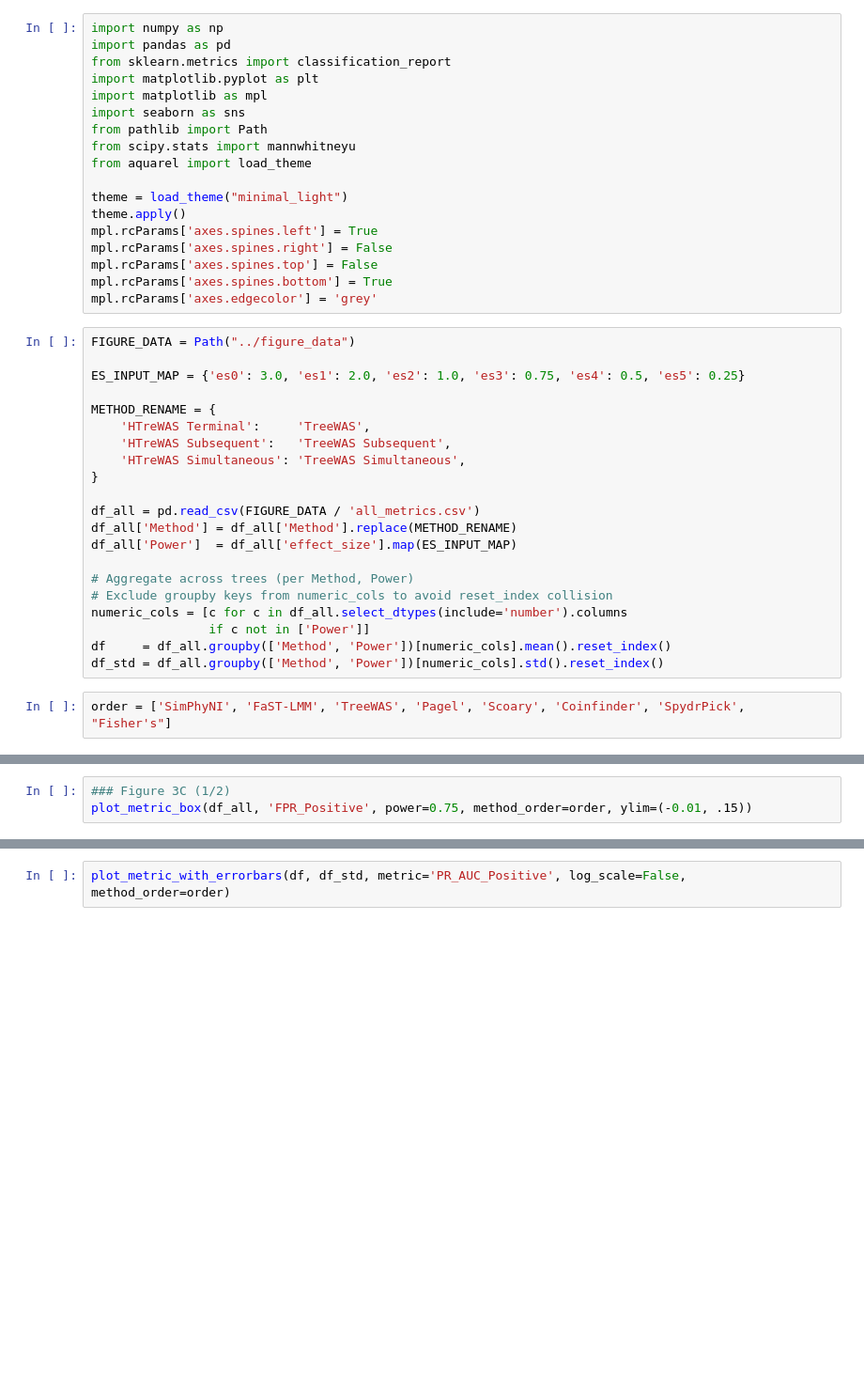
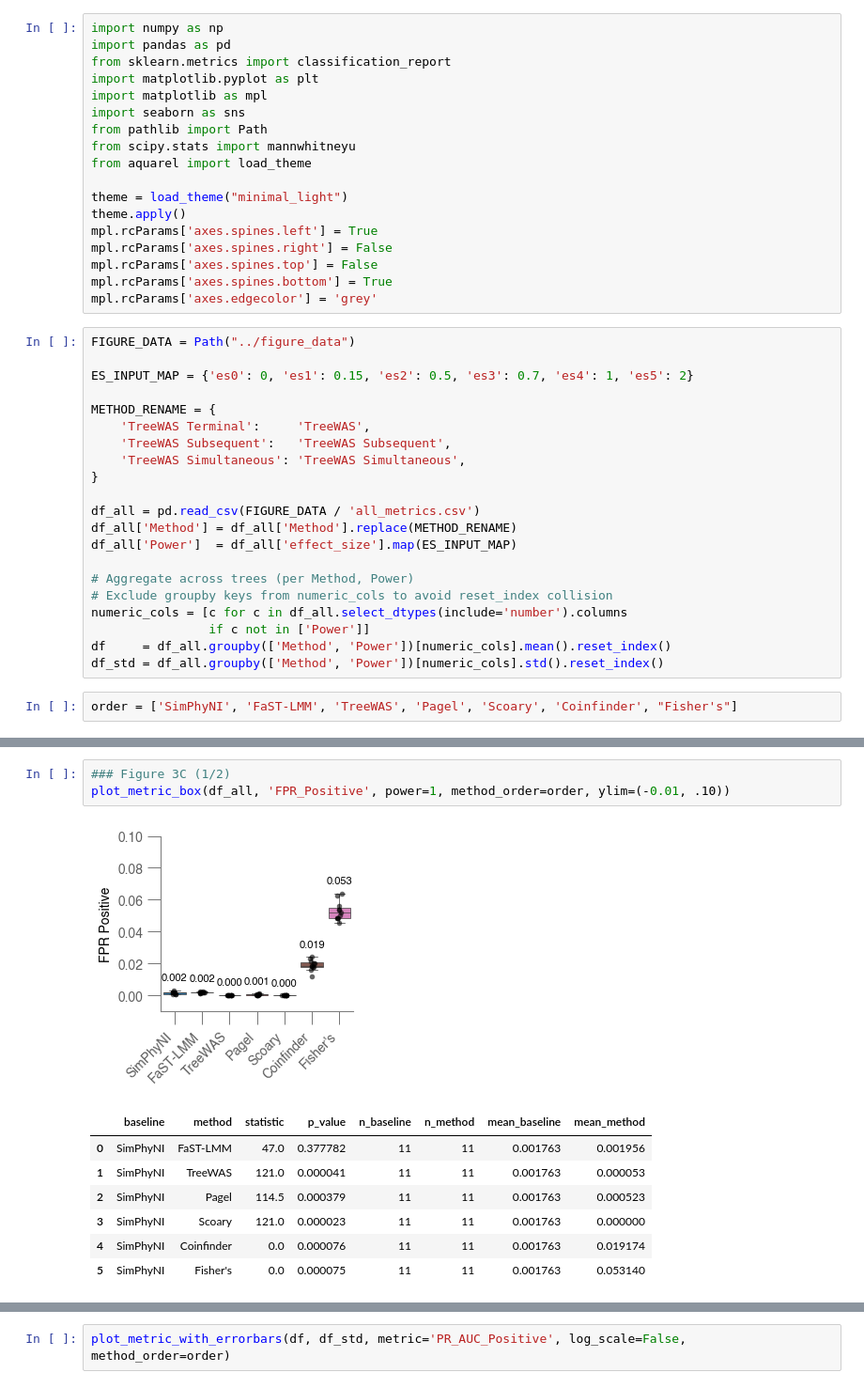
Before and after one commit to jpeyemi/SimPhyNI-Benchmarking, a Jupyter notebook: local_method_comparison/validation_metrics_4smm.ipynb, the cells around one changed output, grey strips where cells are left out. Shown at 94% size. Saved outputs shown, nothing was run; the diff lists cells and outputs as text; blank space fills up the shorter version.

```diff
--- a/local_method_comparison/validation_metrics_4smm.ipynb
+++ b/local_method_comparison/validation_metrics_4smm.ipynb
@@ -19,12 +19,12 @@ mpl.rcParams['axes.edgecolor'] = 'grey'
 # %%
 FIGURE_DATA = Path("../figure_data")
 
-ES_INPUT_MAP = {'es0': 3.0, 'es1': 2.0, 'es2': 1.0, 'es3': 0.75, 'es4': 0.5, 'es5': 0.25}
+ES_INPUT_MAP = {'es0': 0, 'es1': 0.15, 'es2': 0.5, 'es3': 0.7, 'es4': 1, 'es5': 2}
 
 METHOD_RENAME = {
-    'HTreWAS Terminal':     'TreeWAS',
-    'HTreWAS Subsequent':   'TreeWAS Subsequent',
-    'HTreWAS Simultaneous': 'TreeWAS Simultaneous',
+    'TreeWAS Terminal':     'TreeWAS',
+    'TreeWAS Subsequent':   'TreeWAS Subsequent',
+    'TreeWAS Simultaneous': 'TreeWAS Simultaneous',
 }
 
 df_all = pd.read_csv(FIGURE_DATA / 'all_metrics.csv')
@@ -38,7 +38,7 @@ numeric_cols = [c for c in df_all.select_dtypes(include='number').columns
 df     = df_all.groupby(['Method', 'Power'])[numeric_cols].mean().reset_index()
 df_std = df_all.groupby(['Method', 'Power'])[numeric_cols].std().reset_index()
 # %%
-order = ['SimPhyNI', 'FaST-LMM', 'TreeWAS', 'Pagel', 'Scoary', 'Coinfinder', 'SpydrPick', "Fisher's"]
+order = ['SimPhyNI', 'FaST-LMM', 'TreeWAS', 'Pagel', 'Scoary', 'Coinfinder', "Fisher's"]
 # %%
 def plot_metric_with_errorbars(
     df,
@@ -384,6 +384,15 @@ def plot_all_metrics_box(
     plt.show()
 # %%
 ### Figure 3C (1/2)
-plot_metric_box(df_all, 'FPR_Positive', power=0.75, method_order=order, ylim=(-0.01, .15))
+plot_metric_box(df_all, 'FPR_Positive', power=1, method_order=order, ylim=(-0.01, .10))
+# %% [output]
+[figure, added]
+|  | baseline | method | statistic | p_value | n_baseline | n_method | mean_baseline | mean_method |
+| 0 | SimPhyNI | FaST-LMM | 47.0 | 0.377782 | 11 | 11 | 0.001763 | 0.001956 |
+| 1 | SimPhyNI | TreeWAS | 121.0 | 0.000041 | 11 | 11 | 0.001763 | 0.000053 |
+| 2 | SimPhyNI | Pagel | 114.5 | 0.000379 | 11 | 11 | 0.001763 | 0.000523 |
+| 3 | SimPhyNI | Scoary | 121.0 | 0.000023 | 11 | 11 | 0.001763 | 0.000000 |
+| 4 | SimPhyNI | Coinfinder | 0.0 | 0.000076 | 11 | 11 | 0.001763 | 0.019174 |
+| 5 | SimPhyNI | Fisher's | 0.0 | 0.000075 | 11 | 11 | 0.001763 | 0.053140 |
 # %%
 ### Figure 3C (2/2)
```
Also changed, not shown: parts of 5 cells of this notebook, 19 other files.
